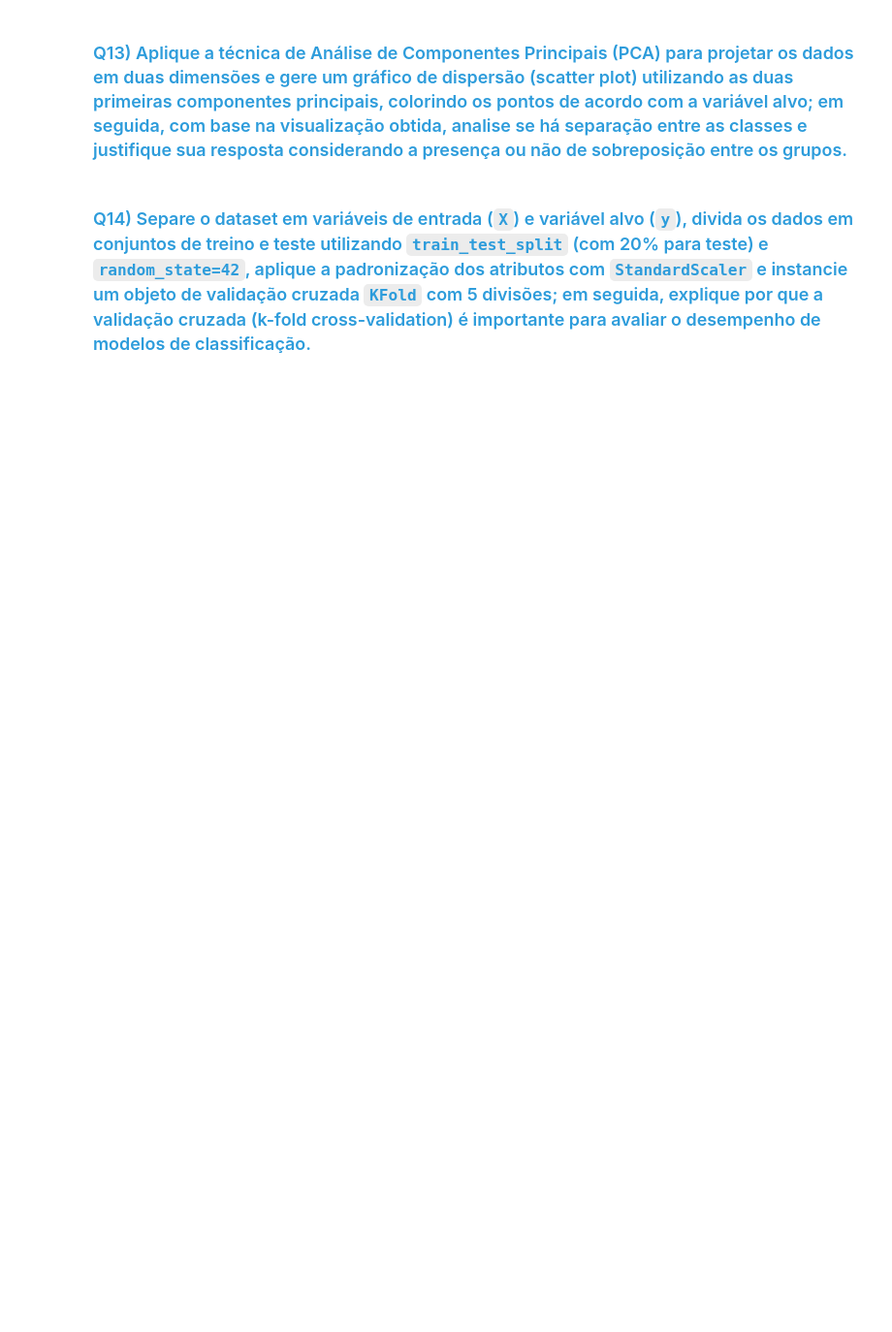
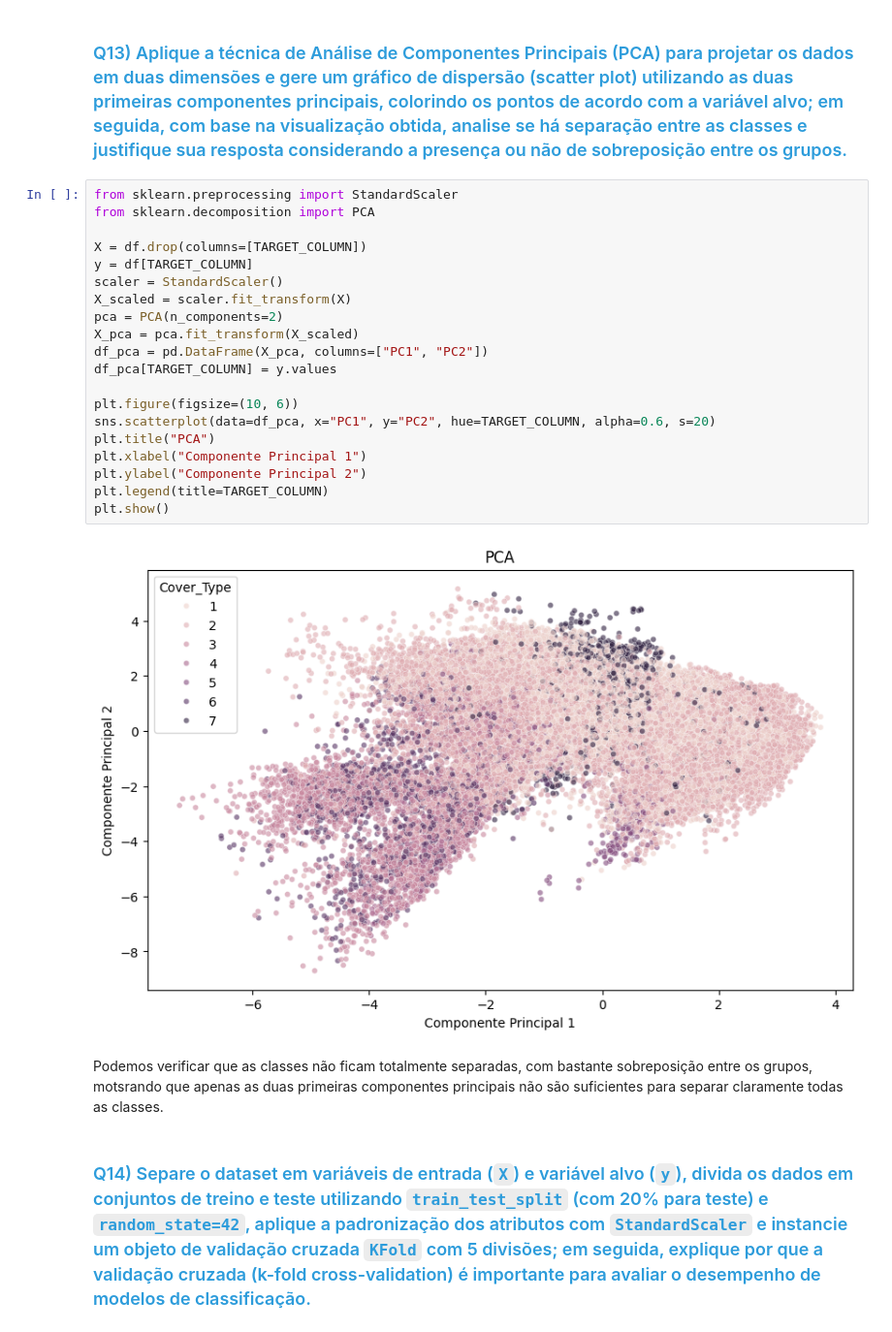
Before and after one commit to armengol2/Analise-de-dados, a Jupyter notebook: lab/C24_2026_1_L1_Atividade_06_294.ipynb, the cells around one changed output. Shown at 97% size. Cells and saved outputs as stored; diff of their text form; blank space fills up the shorter version.

```diff
--- a/lab/C24_2026_1_L1_Atividade_06_294.ipynb
+++ b/lab/C24_2026_1_L1_Atividade_06_294.ipynb
@@ -372,4 +590,28 @@ TARGET_COLUMN = None # preencher
 # %% [markdown]
 ### <font color='#2D9CDB'>Q13) Aplique a técnica de Análise de Componentes Principais (PCA) para projetar os dados em duas dimensões e gere um gráfico de dispersão (scatter plot) utilizando as duas primeiras componentes principais, colorindo os pontos de acordo com a variável alvo; em seguida, com base na visualização obtida, analise se há separação entre as classes e justifique sua resposta considerando a presença ou não de sobreposição entre os grupos.</font>
+# %%
+from sklearn.preprocessing import StandardScaler
+from sklearn.decomposition import PCA
+
+X = df.drop(columns=[TARGET_COLUMN])
+y = df[TARGET_COLUMN]
+scaler = StandardScaler()
+X_scaled = scaler.fit_transform(X)
+pca = PCA(n_components=2)
+X_pca = pca.fit_transform(X_scaled)
+df_pca = pd.DataFrame(X_pca, columns=["PC1", "PC2"])
+df_pca[TARGET_COLUMN] = y.values
+
+plt.figure(figsize=(10, 6))
+sns.scatterplot(data=df_pca, x="PC1", y="PC2", hue=TARGET_COLUMN, alpha=0.6, s=20)
+plt.title("PCA")
+plt.xlabel("Componente Principal 1")
+plt.ylabel("Componente Principal 2")
+plt.legend(title=TARGET_COLUMN)
+plt.show()
+# %% [output]
+[figure, added]
+# %% [markdown]
+Podemos verificar que as classes não ficam totalmente separadas, com bastante sobreposição entre os grupos, motsrando que apenas as duas primeiras componentes principais não são suficientes para separar claramente todas as classes.
 # %% [markdown]
 ### <font color='#2D9CDB'>Q14) Separe o dataset em variáveis de entrada (`X`) e variável alvo (`y`), divida os dados em conjuntos de treino e teste utilizando `train_test_split` (com 20% para teste) e `random_state=42`, aplique a padronização dos atributos com `StandardScaler` e instancie um objeto de validação cruzada `KFold` com 5 divisões; em seguida, explique por que a validação cruzada (k-fold cross-validation) é importante para avaliar o desempenho de modelos de classificação.</font>
```
Also changed, not shown: parts of 26 cells of this notebook.
